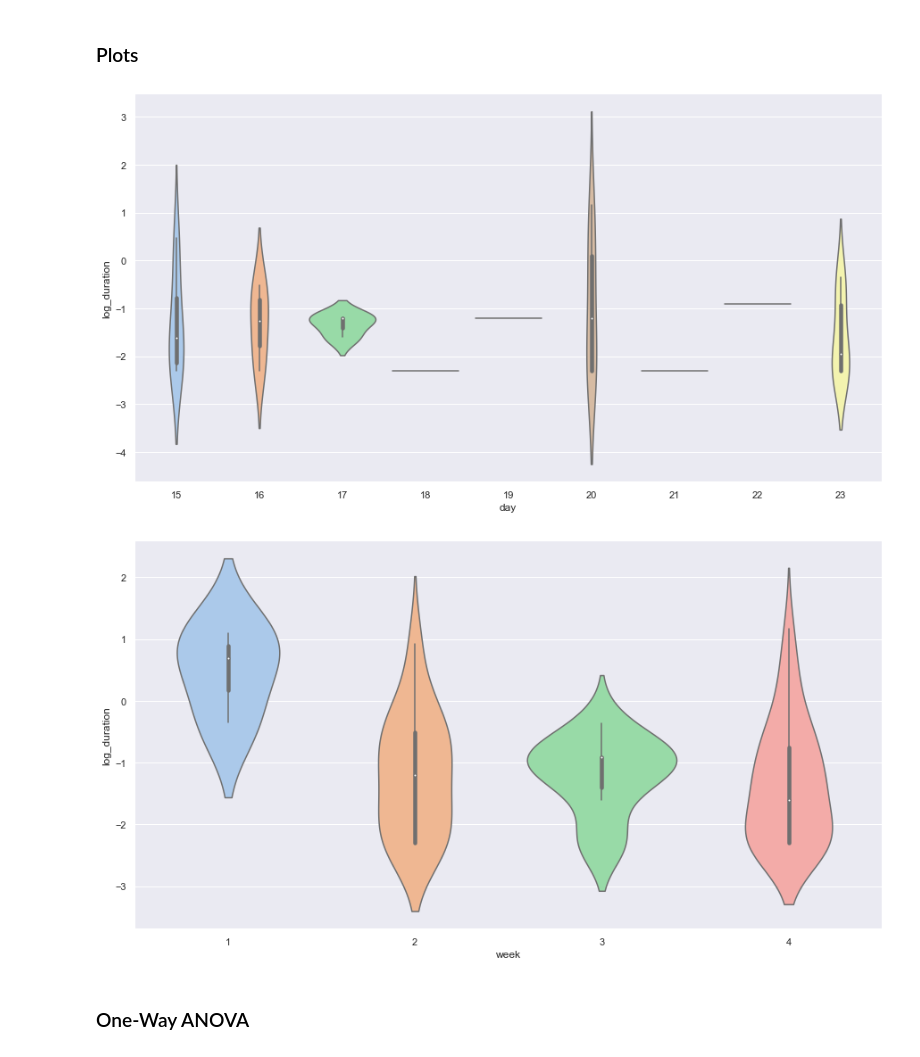
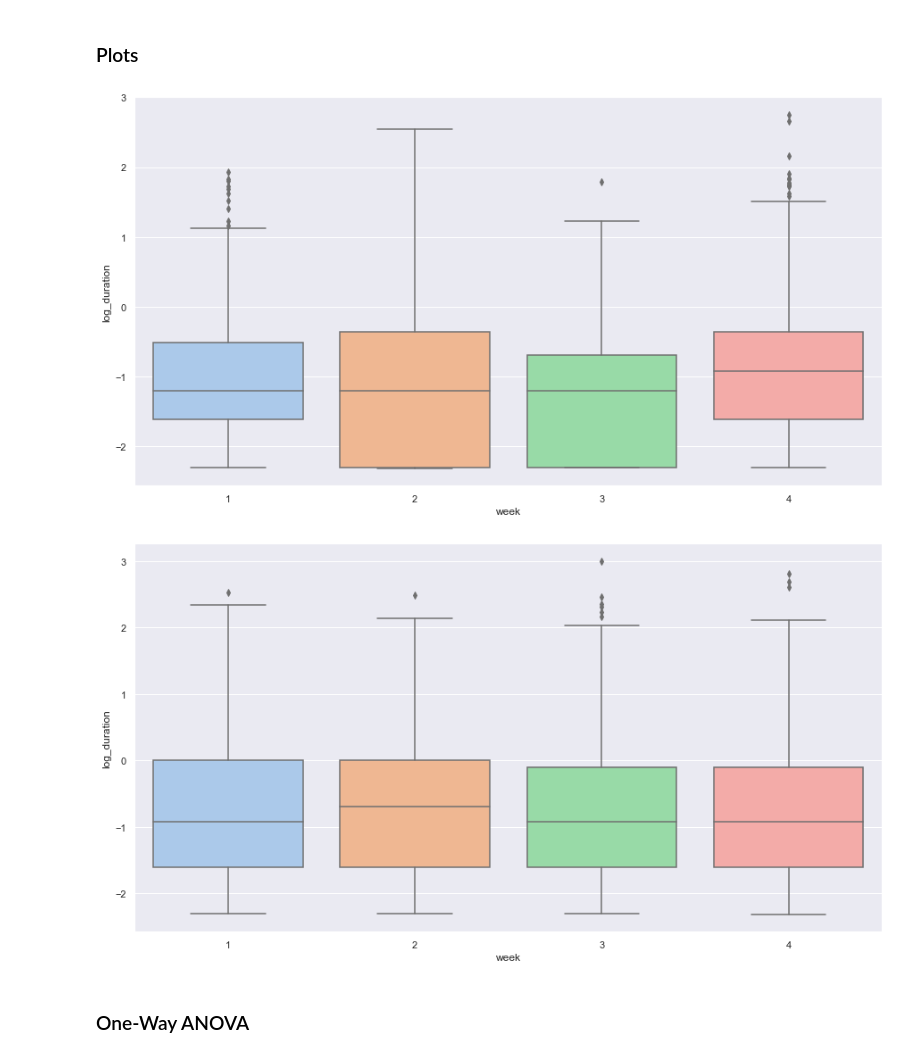
Before and after one commit to rramnauth2220/sar-gaze, a Jupyter notebook: modeling.ipynb, the cells around one changed output. Drawn from its saved outputs; the diff is of its cells as text; code cells hidden in the pictures.

```diff
--- a/modeling.ipynb
+++ b/modeling.ipynb
@@ -143,6 +44,0 @@ df_c_w4['log_duration'] = df_c_w4['duration'].apply(lambda x: math.log(x))
-# %%
-# remove index
-df_c_w1 = df_c_w1.iloc[:, 1:]
-df_c_w2 = df_c_w2.iloc[:, 1:]
-df_c_w3 = df_c_w3.iloc[:, 1:]
-df_c_w4 = df_c_w4.iloc[:, 1:]
@@ -166,5 +44,0 @@ df_c_w1
-# %%
-# combine all week dataframes
-frames = [df_c_w1, df_c_w2, df_c_w3, df_c_w4]
-df_c = pd.concat(frames)
-df_c
@@ -192,6 +52,8 @@ PIDS = [
 ]
 # %%
 frames_df = []
+
+df_demographics = pd.read_csv('demographics.csv')
 
 for p in PIDS:
     print('processing', p)
@@ -240,13 +102,39 @@ for p in PIDS:
     df_c_w3['log_duration'] = df_c_w3['duration'].apply(lambda x: math.log(x))
     df_c_w4['log_duration'] = df_c_w4['duration'].apply(lambda x: math.log(x))
 
+    '''
+    df_c_w1['prev_object'] = df_c_w1['object'].shift(periods=1)
+    df_c_w2['prev_object'] = df_c_w1['object'].shift(periods=1)
+    df_c_w3['prev_object'] = df_c_w1['object'].shift(periods=1)
+    df_c_w4['prev_object'] = df_c_w1['object'].shift(periods=1)
+
+    df_c_w1['next_object'] = df_c_w1['object'].shift(periods=-1)
+    df_c_w2['next_object'] = df_c_w1['object'].shift(periods=-1)
+    df_c_w3['next_object'] = df_c_w1['object'].shift(periods=-1)
+    df_c_w4['next_object'] = df_c_w1['object'].shift(periods=-1)
+    '''
+
     # combine all week dataframes
     frames = [df_c_w1, df_c_w2, df_c_w3, df_c_w4]
     df_c_p = pd.concat(frames)
-    df_c_p['PID'] = p
+    df_c_p['ID'] = p
+
+    # get demographics
+    pid = p.partition('_')[2][:-1]
+    df_d = df_demographics[df_demographics['ID'].str.contains(pid)]
+    for key, value in df_d.iteritems():
+        if 'Date' in key:
+            dt = datetime.strptime(df_d.iloc[0][key], '%M/%d/%Y').date()
+            dt = time.mktime(dt.timetuple())
+            df_c_p[key] = dt
+        else:
+            df_c_p[key] = df_d.iloc[0][key]
 
     # remove index
+    df_c_p = df_c_p[(np.abs(stats.zscore(df_c_p['log_duration'])) < 3)].reset_index() # remove overall outliers
     df_c_p = df_c_p.iloc[:, 2:]
+    # df_c_p['prev_object'] = df_c_p['object'].shift(periods=1)
+    # df_c_p['next_object'] = df_c_p['object'].shift(periods=-1)
 
     frames_df.append(df_c_p)
 
@@ -289,13 +177,12 @@ obj = 'parent'
 # %%
-# example daily analysis, one week
-ax = sns.violinplot(x="day", y="log_duration", data=df_c_w4[df_c_w4['object'] == obj], palette="pastel")
+# example weekly analysis, entire study
+ax = sns.boxplot(x="week", y="log_duration", data=df_c[df_c["object"] == "parent"], palette="pastel")
 # %% [output]
-[figure, old version]
+[figure, new version]
 # %%
-# example weekly analysis, entire study
-ax = sns.violinplot(x="week", y="log_duration", data=df_c[df_c['object'] == obj], palette="pastel")
+ax = sns.boxplot(x="week", y="log_duration", data=df_c[df_c["object"] == 'robot'], palette="pastel")
 # %% [output]
-[figure, old version]
+[figure, new version]
 # %% [markdown]
 ### One-Way ANOVA
 # %%
```
Also changed, not shown: parts of 42 cells of this notebook, 2 other files.
